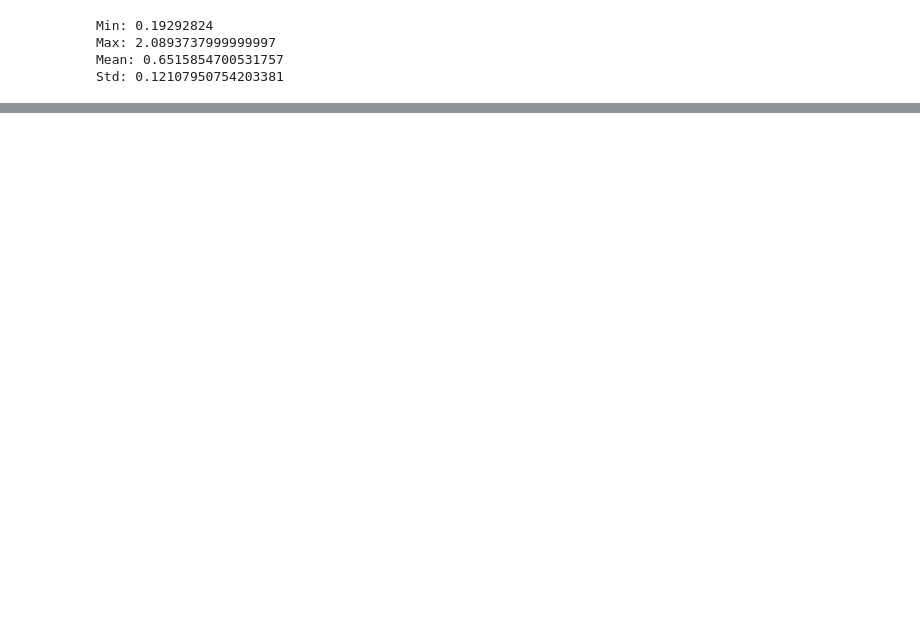
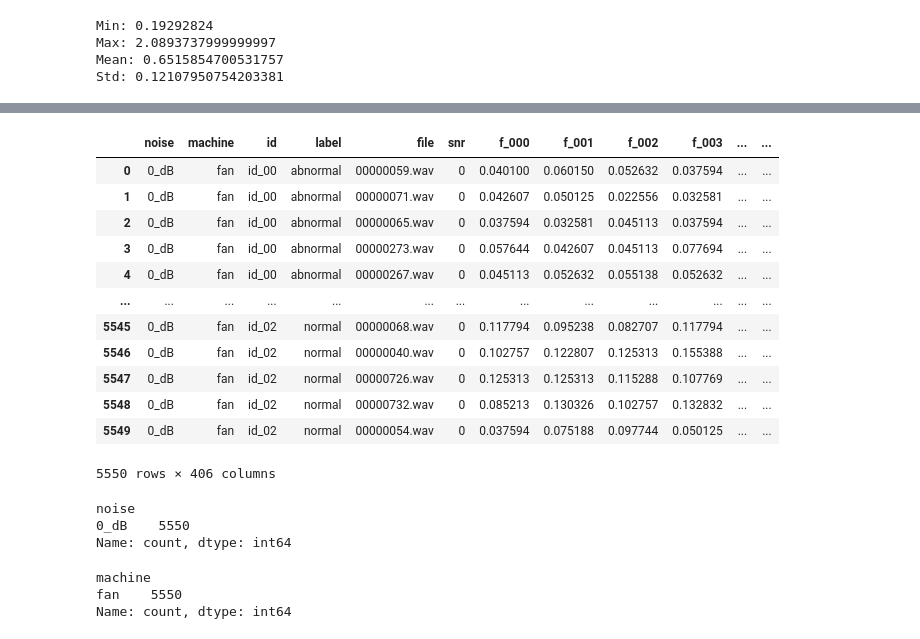
Before and after one commit to Marie-Jourdain/aerosound, a Jupyter notebook: aerosound/model/test_rnn.ipynb, the cells around one changed output, grey strips where cells are left out. Cells and saved outputs as stored; diff of their text form; code cells hidden in the pictures; blank space fills up the shorter version.

```diff
--- a/aerosound/model/test_rnn.ipynb
+++ b/aerosound/model/test_rnn.ipynb
@@ -216,0 +231,14 @@ Std: 0.12107950754203381
+# %%
+def get_data_rnn(path):
+# obtain data from the path and saperated the data by machine type and save the dataframes into a dictionary and return to this dictionary
+    audio_paths = list(Path(path).rglob("*.wav"))
+    df = build_dataset(audio_paths)
+    machine_dfs = {}
+
+    for machine in df['machine'].unique():
+        machine_dfs[machine] = df[
+            df['machine'] == machine
+        ].copy()
+
+    print(machine_dfs.keys())
+    return machine_dfs
@@ -216,0 +270,3 @@ Std: 0.12107950754203381
+# %%
+machine_dfs = get_data_rnn('raw_data/0db_fan')
+machine_dfs
@@ -216,0 +292,17 @@ Std: 0.12107950754203381
+# %%
+data_ori = machine_dfs['fan']
+data_ori
+# %% [output]
+|  | noise | machine | id | label | file | snr | f_000 | f_001 | f_002 | f_003 | ... | ... |
+| 0 | 0_dB | fan | id_00 | abnormal | 00000059.wav | 0 | 0.040100 | 0.060150 | 0.052632 | 0.037594 | ... | ... |
+| 1 | 0_dB | fan | id_00 | abnormal | 00000071.wav | 0 | 0.042607 | 0.050125 | 0.022556 | 0.032581 | ... | ... |
+| 2 | 0_dB | fan | id_00 | abnormal | 00000065.wav | 0 | 0.037594 | 0.032581 | 0.045113 | 0.037594 | ... | ... |
+| 3 | 0_dB | fan | id_00 | abnormal | 00000273.wav | 0 | 0.057644 | 0.042607 | 0.045113 | 0.077694 | ... | ... |
+| 4 | 0_dB | fan | id_00 | abnormal | 00000267.wav | 0 | 0.045113 | 0.052632 | 0.055138 | 0.052632 | ... | ... |
+| ... | ... | ... | ... | ... | ... | ... | ... | ... | ... | ... | ... | ... |
+| 5545 | 0_dB | fan | id_02 | normal | 00000068.wav | 0 | 0.117794 | 0.095238 | 0.082707 | 0.117794 | ... | ... |
+| 5546 | 0_dB | fan | id_02 | normal | 00000040.wav | 0 | 0.102757 | 0.122807 | 0.125313 | 0.155388 | ... | ... |
+| 5547 | 0_dB | fan | id_02 | normal | 00000726.wav | 0 | 0.125313 | 0.125313 | 0.115288 | 0.107769 | ... | ... |
+| 5548 | 0_dB | fan | id_02 | normal | 00000732.wav | 0 | 0.085213 | 0.130326 | 0.102757 | 0.132832 | ... | ... |
+| 5549 | 0_dB | fan | id_02 | normal | 00000054.wav | 0 | 0.037594 | 0.075188 | 0.097744 | 0.050125 | ... | ... |
+5550 rows × 406 columns
@@ -216,0 +311,12 @@ Std: 0.12107950754203381
+# %%
+data_ori.noise.value_counts()
+# %% [output]
+noise
+0_dB    5550
+Name: count, dtype: int64
+# %%
+data_ori.machine.value_counts()
+# %% [output]
+machine
+fan    5550
+Name: count, dtype: int64
```
Also changed, not shown: parts of 21 cells of this notebook, 4 other files.
